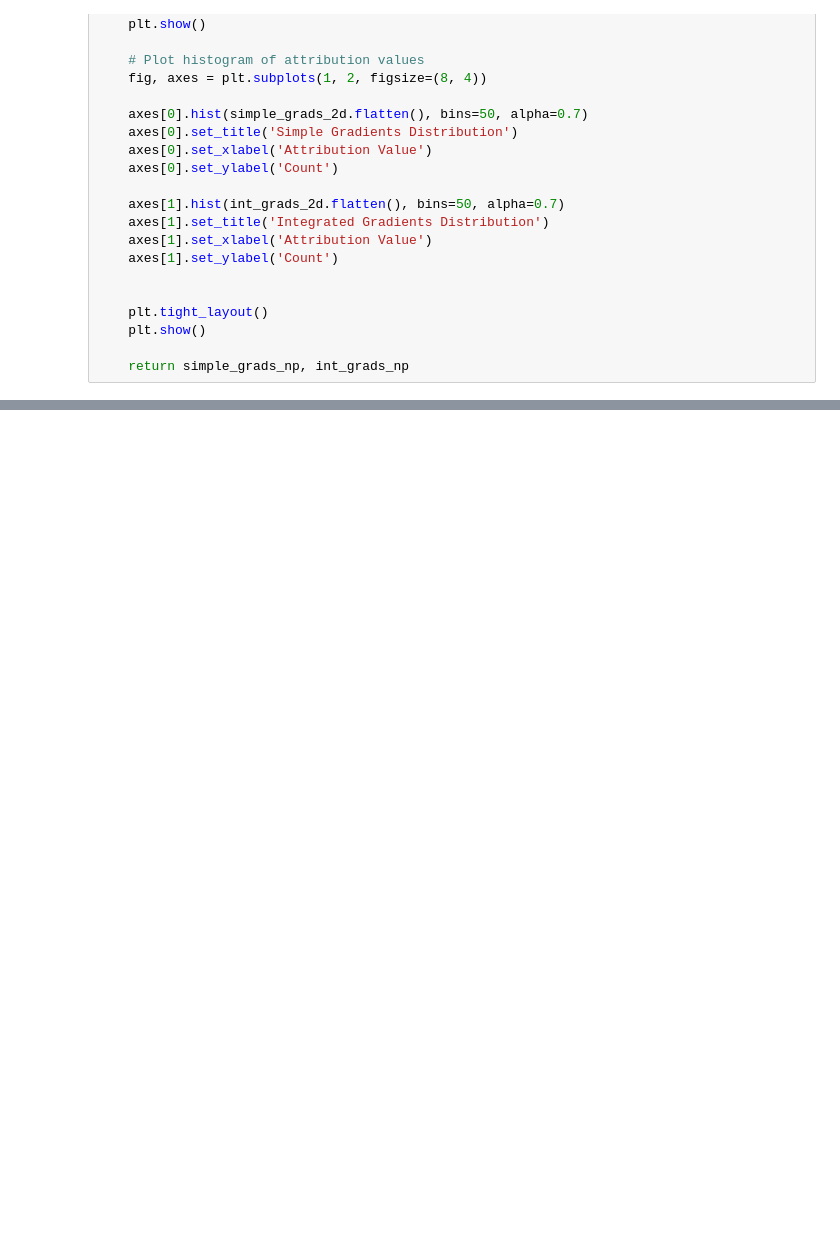
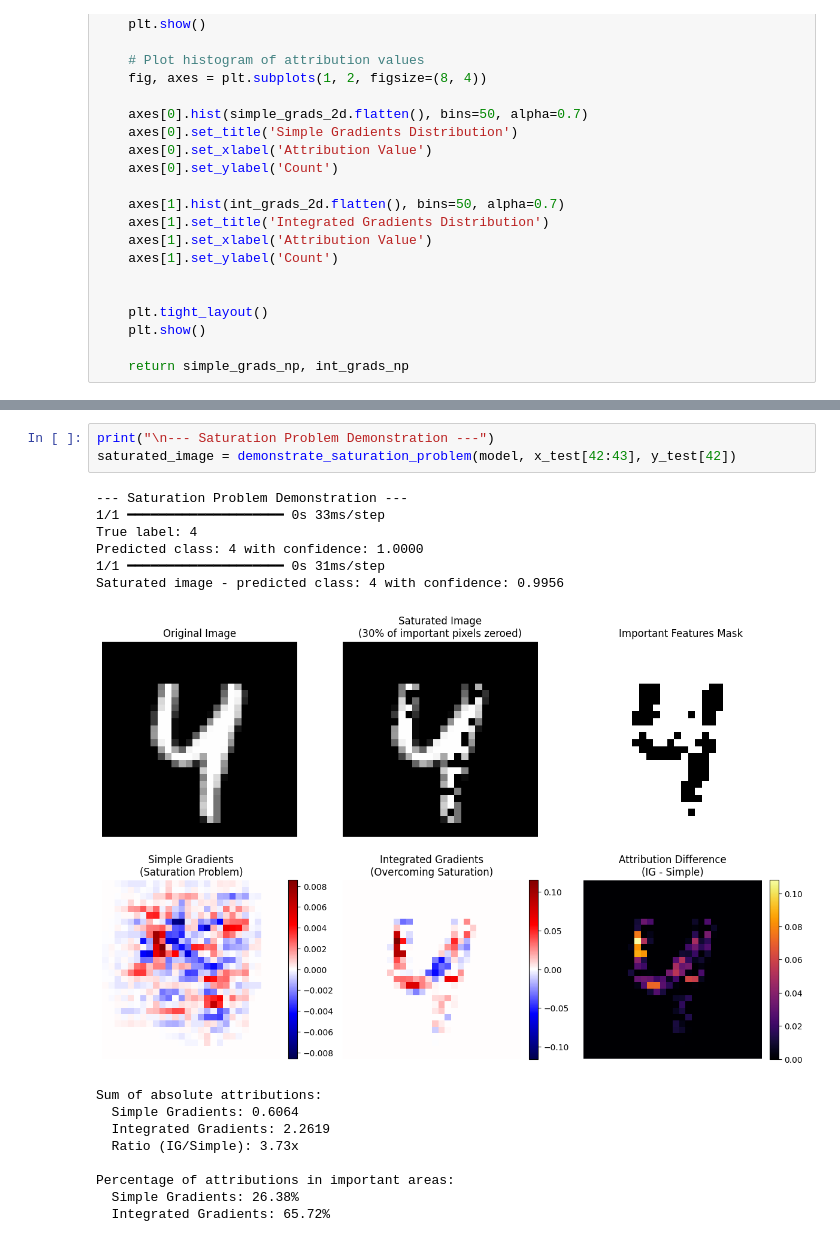
Before and after one commit to simon-smida/DP-Explainable-AI, a Jupyter notebook: methods/integrated-gradients/feature_attribution_simple-vs-ig.ipynb, the cells around one changed output, grey strips where cells are left out. Saved outputs shown, nothing was run; the diff lists cells and outputs as text; blank space fills up the shorter version.

Commit message:
ADD: saturation problem demo and code cleanup

```diff
--- a/methods/integrated-gradients/feature_attribution_simple-vs-ig.ipynb
+++ b/methods/integrated-gradients/feature_attribution_simple-vs-ig.ipynb
@@ -271,0 +419,19 @@ Predicted class: 4 with confidence: 1.0000
+# %%
+print("\n--- Saturation Problem Demonstration ---")
+saturated_image = demonstrate_saturation_problem(model, x_test[42:43], y_test[42])
+# %% [output]
+--- Saturation Problem Demonstration ---
+1/1 ━━━━━━━━━━━━━━━━━━━━ 0s 33ms/step
+True label: 4
+Predicted class: 4 with confidence: 1.0000
+1/1 ━━━━━━━━━━━━━━━━━━━━ 0s 31ms/step
+Saturated image - predicted class: 4 with confidence: 0.9956
+[figure, added]
+Sum of absolute attributions:
+  Simple Gradients: 0.6064
+  Integrated Gradients: 2.2619
+  Ratio (IG/Simple): 3.73x
+
+Percentage of attributions in important areas:
+  Simple Gradients: 26.38%
+  Integrated Gradients: 65.72%
```
Also changed, not shown: parts of 9 cells of this notebook.
